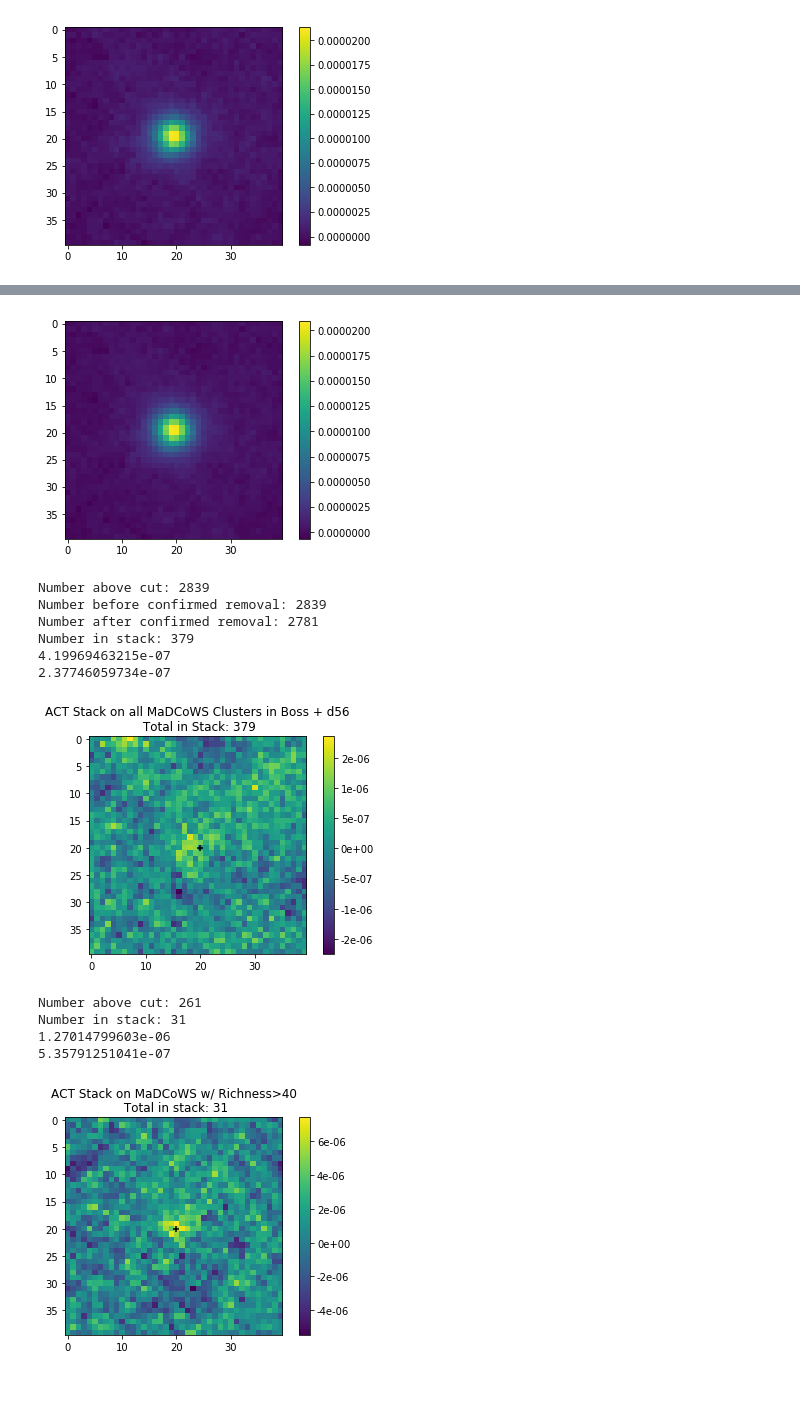
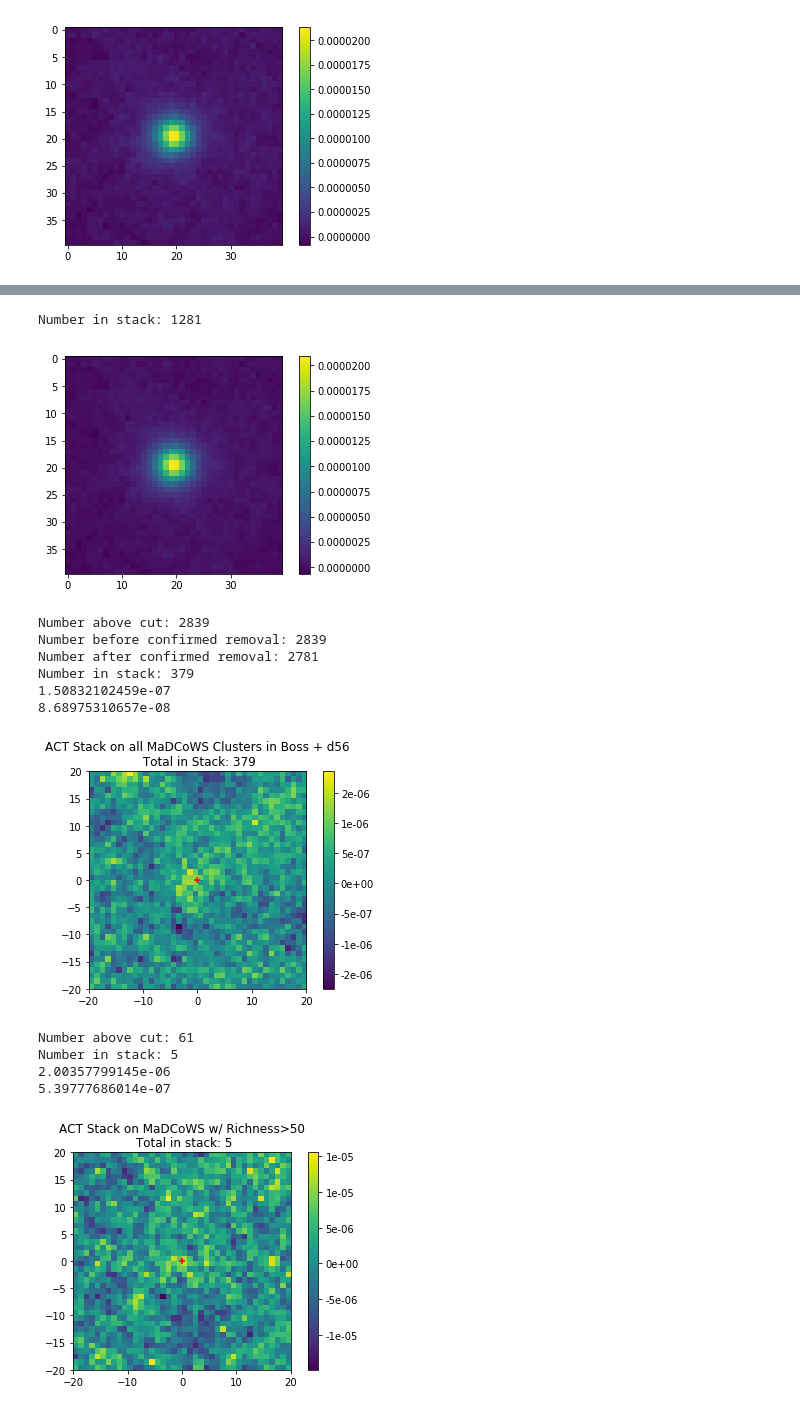
Before and after one commit to Sulla2012/madcowsclusters, a Jupyter notebook: madcows_y_stacker.ipynb, the cells around one changed output, grey strips where cells are left out. Drawn from its saved outputs; the diff is of its cells as text; code cells hidden in the pictures.

```diff
--- a/madcows_y_stacker.ipynb
+++ b/madcows_y_stacker.ipynb
@@ -44,6 +47,10 @@ def stack(ras, decs, map1, mask1, map2 = None, mask2 = None, width = 20.):
                         stack += stamp[0]
                         divisor += 1
 
-        stack /= divisor
+        try:
+            stack /= divisor
+        except:
+            print("Error: no items in stack")
+            return None, None
         print("Number in stack: {}".format(divisor))
         return stack, divisor
@@ -88,12 +150,13 @@ plt.close()
 [figure]
 # %%
 comb_stack = stack(ra, dec, boss_map, boss_mask, d56_map, d56_mask)
-plt.imshow(comb_stack)
+plt.imshow(comb_stack[0])
 plt.colorbar()
 plt.show()
 #plt.savefig("comb_stack_act_y.png")
 plt.close()
 # %% [output]
+Number in stack: 1281
 [figure]
 # %%
 mdcw_ra = mdcw_catalog[1].data['RADeg']
@@ -123,9 +186,11 @@ print("Number after confirmed removal: {}".format(len(mdcw_ra)))
 
 mdcw_stack, stack_num = stack(mdcw_ra, mdcw_dec, boss_map, boss_mask, d56_map, d56_mask)
 
+out, cen, cen_d, out_d = 0,0,0,0
+
 for i in range(len(mdcw_stack[0])):
     for j in range(len(mdcw_stack[0])):
-        if (27<i<33) & (27<j<33):
+        if (28<i<32) & (28<j<32):
             cen += mdcw_stack[i][j]
             cen_d += 1
         else:
@@ -134,8 +199,8 @@ for i in range(len(mdcw_stack[0])):
 print(cen/cen_d)
 print(out/out_d)
 
-plot = plt.imshow(mdcw_stack)
-plt.scatter(20,20, marker = '+', color = 'k')
+plot = plt.imshow(mdcw_stack, extent = [-20,20,-20,20])
+plt.scatter(0,0, marker = '+', color = 'r')
 plt.colorbar(plot, format='%.0e')
 plt.title("ACT Stack on all MaDCoWS Clusters in Boss + d56\n Total in Stack: {}".format(stack_num))
 plt.savefig("mdcw_stack_act_y.png")
@@ -146,49 +211,51 @@ Number above cut: 2839
 Number before confirmed removal: 2839
 Number after confirmed removal: 2781
 Number in stack: 379
-4.19969463215e-07
-2.37746059734e-07
+1.50832102459e-07
+8.68975310657e-08
-[figure, old version]
+[figure, new version]
 # %%
 #print(mdcw_catalog[1].header)
 
 
-rich_cut = 40
-mdcw_cut = np.where((rich_cut<np.array(mdcw_rich)) & (np.array(mdcw_rich)<1000))[0]
+rich_cut = 50
+rich_high = 60
+mdcw_cut = np.where((rich_cut<np.array(mdcw_rich)) & (np.array(mdcw_rich)<rich_high))[0]
 
 
 print("Number above cut: {}".format(len(mdcw_cut)))
 
 mdcw_cut_ra = mdcw_ra[mdcw_cut]
 mdcw_cut_dec = mdcw_dec[mdcw_cut]
 
 mdcw_stack, stack_num = stack(mdcw_cut_ra, mdcw_cut_dec, boss_map, boss_mask, d56_map, d56_mask)
 
 #print('Average in central 10x10: {}'.format(np.mean(mdcw_stack[25:35][25:35])))
 #print(mdcw_stack[0][25:35])
 cen, out, cen_d, out_d = 0, 0, 0, 0
 
 for i in range(len(mdcw_stack[0])):
     for j in range(len(mdcw_stack[0])):
-        if (27<i<33) & (27<j<33):
+        if (28<i<32) & (28<j<32):
             cen += mdcw_stack[i][j]
             cen_d += 1
         else:
             out += mdcw_stack[i][j]
             out_d += 1
 print(cen/cen_d)
 print(out/out_d)
 
-plot = plt.imshow(mdcw_stack)
+
+plot = plt.imshow(mdcw_stack, extent = [-20,20,-20,20])
 plt.colorbar(plot, format='%.0e')
-plt.scatter(20,20, marker = '+', color = 'k')
+plt.scatter(0,0, marker = '+', color = 'r')
 plt.title("ACT Stack on MaDCoWS w/ Richness>{}\n Total in stack: {}".format(rich_cut, stack_num))
 plt.savefig("mdcw_cut_stack_act_y.png")
 plt.show()
 plt.close()
 # %% [output]
-Number above cut: 261
-Number in stack: 31
-1.27014799603e-06
-5.35791251041e-07
+Number above cut: 61
+Number in stack: 5
+2.00357799145e-06
+5.39777686014e-07
-[figure, old version]
+[figure, new version]
```
Also changed, not shown: parts of 8 cells of this notebook, 16 other files.
